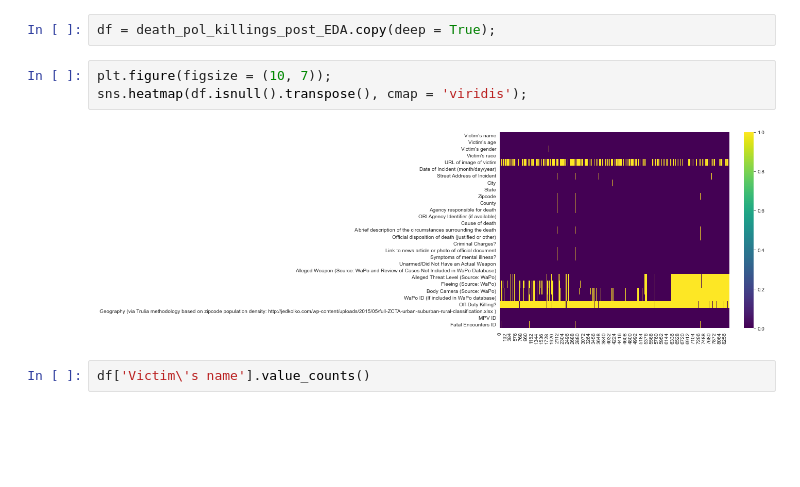
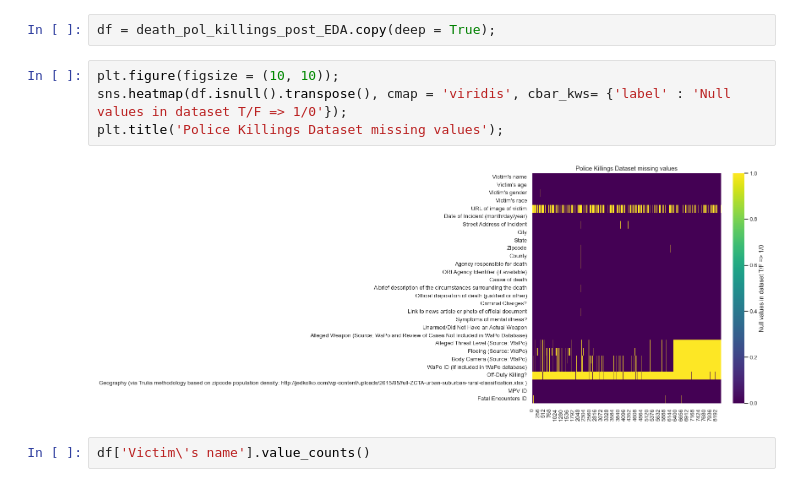
Before and after one commit to shahbazmansahia/EthicalDataMining, a Jupyter notebook: BLM Project files/Group_Project_CMPE_255.ipynb, the cells around one changed output. Cells and saved outputs as stored; diff of their text form; blank space fills up the shorter version.

```diff
--- a/BLM Project files/Group_Project_CMPE_255.ipynb
+++ b/BLM Project files/Group_Project_CMPE_255.ipynb
@@ -934,10 +936,11 @@ Name: cause_short, dtype: int64
 # %%
 df = death_pol_killings_post_EDA.copy(deep = True);
 # %%
-plt.figure(figsize = (10, 7));
-sns.heatmap(df.isnull().transpose(), cmap = 'viridis');
+plt.figure(figsize = (10, 10));
+sns.heatmap(df.isnull().transpose(), cmap = 'viridis', cbar_kws= {'label' : 'Null values in dataset T/F => 1/0'});
+plt.title('Police Killings Dataset missing values');
 # %% [output]
-[figure, old version]
+[figure, new version]
 # %%
 df['Victim\'s name'].value_counts()
 # %% [output]
```
Also changed, not shown: parts of 5 cells of this notebook, 2 other files.
